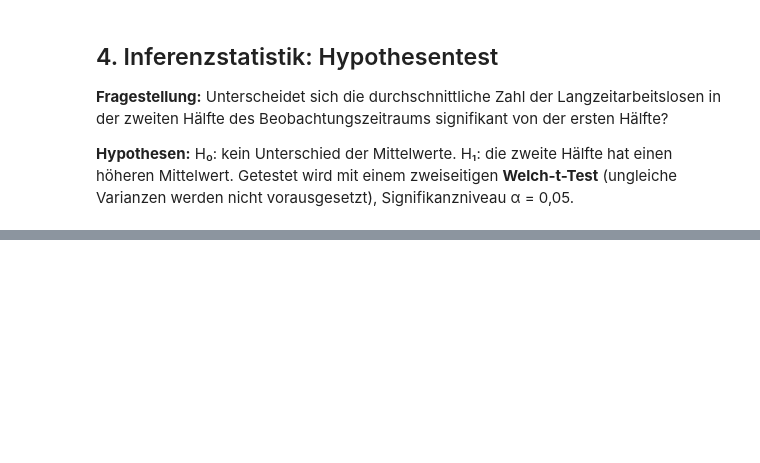
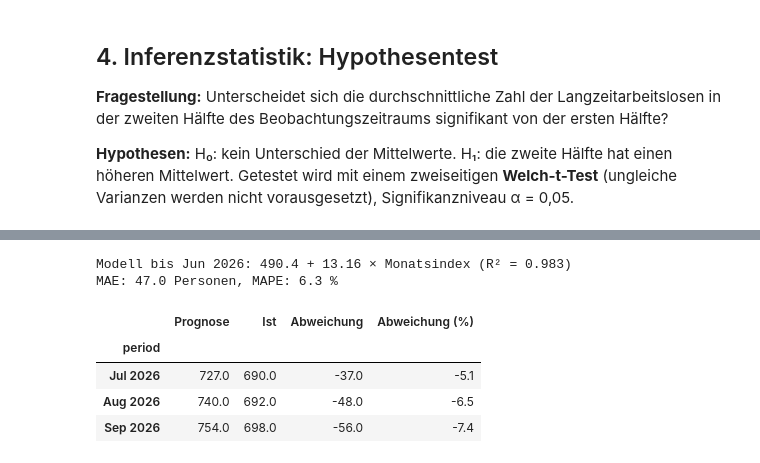
Before and after one commit to eufunk/arbeitsmarkt-regensburg, a Jupyter notebook: Notebooks/03_Statistik.ipynb, the cells around one changed output, grey strips where cells are left out. Drawn from its saved outputs; the diff is of its cells as text; code cells hidden in the pictures; blank space fills up the shorter version.

```diff
--- a/Notebooks/03_Statistik.ipynb
+++ b/Notebooks/03_Statistik.ipynb
@@ -271,0 +287,30 @@ Orientierung zu verstehen, nicht als verlässliche Vorhersage.
+# %%
+stichtag = pd.Timestamp("2026-06-01")
+lza_alt = lza[lza.index <= stichtag]
+lza_test = lza[lza.index > stichtag].iloc[:3]
+
+X_alt = np.arange(len(lza_alt)).reshape(-1, 1)
+modell_alt = LinearRegression().fit(X_alt, lza_alt.values)
+X_test = np.arange(len(lza_alt), len(lza_alt) + len(lza_test)).reshape(-1, 1)
+
+prognose_vs_ist = pd.DataFrame({
+    "Prognose": modell_alt.predict(X_test).round(0),
+    "Ist": lza_test.values,
+}, index=lza_test.index.strftime("%b %Y"))
+prognose_vs_ist["Abweichung"] = prognose_vs_ist["Ist"] - prognose_vs_ist["Prognose"]
+prognose_vs_ist["Abweichung (%)"] = (prognose_vs_ist["Abweichung"] / prognose_vs_ist["Prognose"] * 100).round(1)
+
+mae = prognose_vs_ist["Abweichung"].abs().mean()
+mape = prognose_vs_ist["Abweichung (%)"].abs().mean()
+print(f"Modell bis {stichtag:%b %Y}: {modell_alt.intercept_:.1f} + {modell_alt.coef_[0]:.2f} × Monatsindex "
+      f"(R² = {modell_alt.score(X_alt, lza_alt.values):.3f})")
+print(f"MAE: {mae:.1f} Personen, MAPE: {mape:.1f} %")
+prognose_vs_ist
+# %% [output]
+Modell bis Jun 2026: 490.4 + 13.16 × Monatsindex (R² = 0.983)
+MAE: 47.0 Personen, MAPE: 6.3 %
+|  | Prognose | Ist | Abweichung | Abweichung (%) |
+| period |  |  |  |  |
+| Jul 2026 | 727.0 | 690.0 | -37.0 | -5.1 |
+| Aug 2026 | 740.0 | 692.0 | -48.0 | -6.5 |
+| Sep 2026 | 754.0 | 698.0 | -56.0 | -7.4 |
```
Also changed, not shown: parts of 18 cells of this notebook, 37 other files.
